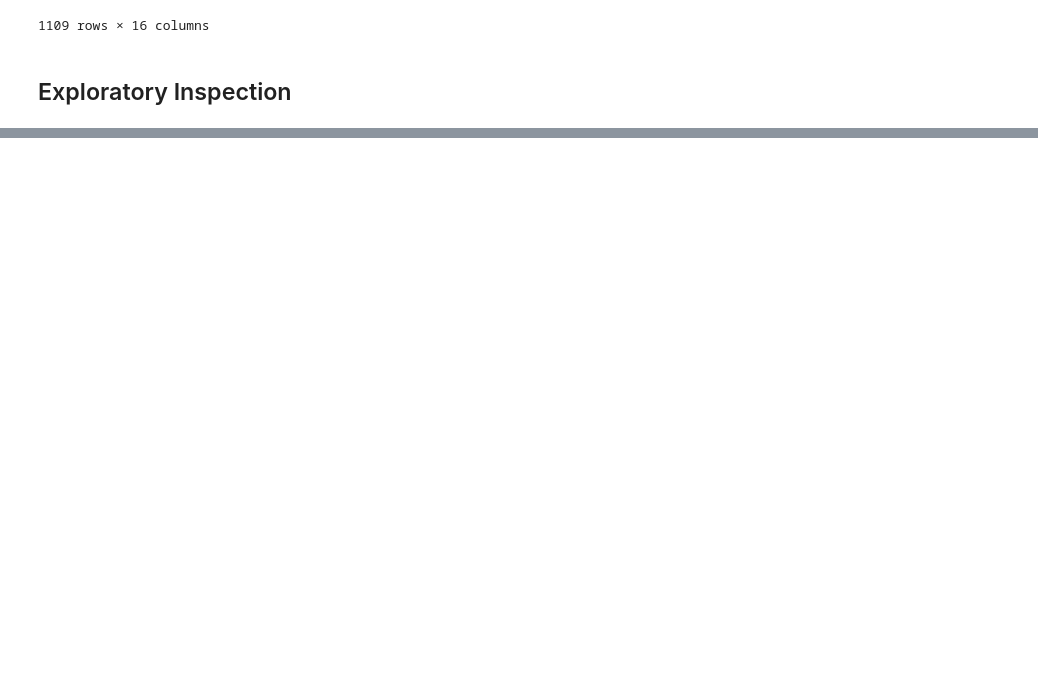
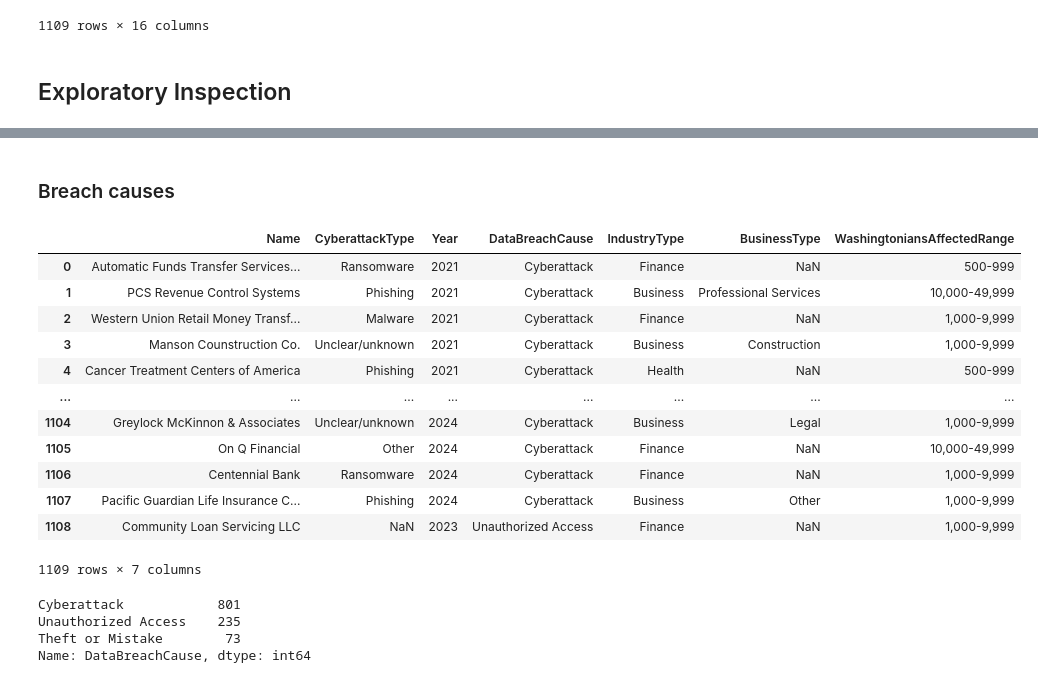
Before and after one commit to donmarcolaureano/washington_state_data_breaches, a Jupyter notebook: data breach notebook.ipynb, the cells around one changed output, grey strips where cells are left out. Cells and saved outputs as stored; diff of their text form; code cells hidden in the pictures; blank space fills up the shorter version.

```diff
--- a/data breach notebook.ipynb
+++ b/data breach notebook.ipynb
@@ -88,0 +152,25 @@ db_simple[['CyberattackType', 'DataBreachCause', 'IndustryType' ]]
+# %% [markdown]
+### Breach causes
+# %%
+industry_breaches
+# %% [output]
+|  | Name | CyberattackType | Year | DataBreachCause | IndustryType | BusinessType | WashingtoniansAffectedRange |
+| 0 | Automatic Funds Transfer Services... | Ransomware | 2021 | Cyberattack | Finance | NaN | 500-999 |
+| 1 | PCS Revenue Control Systems | Phishing | 2021 | Cyberattack | Business | Professional Services | 10,000-49,999 |
+| 2 | Western Union Retail Money Transf... | Malware | 2021 | Cyberattack | Finance | NaN | 1,000-9,999 |
+| 3 | Manson Counstruction Co. | Unclear/unknown | 2021 | Cyberattack | Business | Construction | 1,000-9,999 |
+| 4 | Cancer Treatment Centers of America | Phishing | 2021 | Cyberattack | Health | NaN | 500-999 |
+| ... | ... | ... | ... | ... | ... | ... | ... |
+| 1104 | Greylock McKinnon & Associates | Unclear/unknown | 2024 | Cyberattack | Business | Legal | 1,000-9,999 |
+| 1105 | On Q Financial | Other | 2024 | Cyberattack | Finance | NaN | 10,000-49,999 |
+| 1106 | Centennial Bank | Ransomware | 2024 | Cyberattack | Finance | NaN | 1,000-9,999 |
+| 1107 | Pacific Guardian Life Insurance C... | Phishing | 2024 | Cyberattack | Business | Other | 1,000-9,999 |
+| 1108 | Community Loan Servicing LLC | NaN | 2023 | Unauthorized Access | Finance | NaN | 1,000-9,999 |
+1109 rows × 7 columns
+# %%
+industry_breaches['DataBreachCause'].value_counts()
+# %% [output]
+Cyberattack            801
+Unauthorized Access    235
+Theft or Mistake        73
+Name: DataBreachCause, dtype: int64
```
Also changed, not shown: parts of 8 cells of this notebook.
